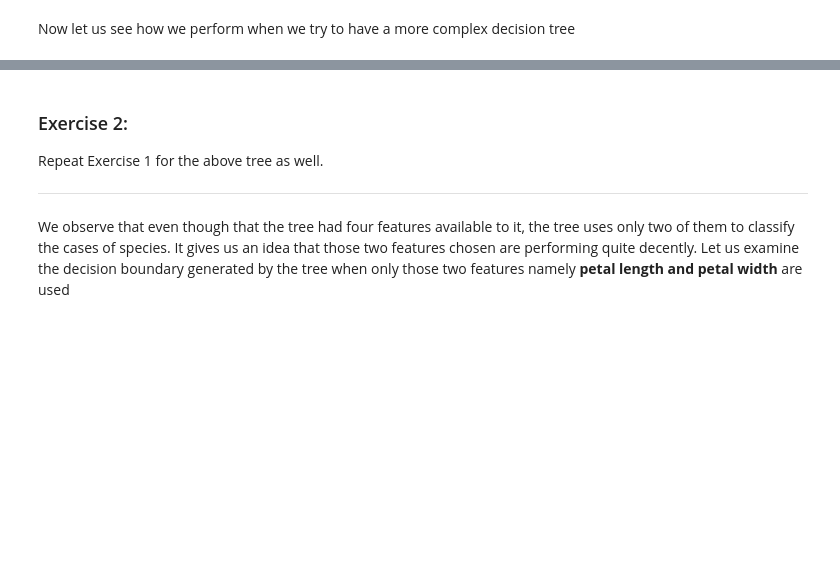
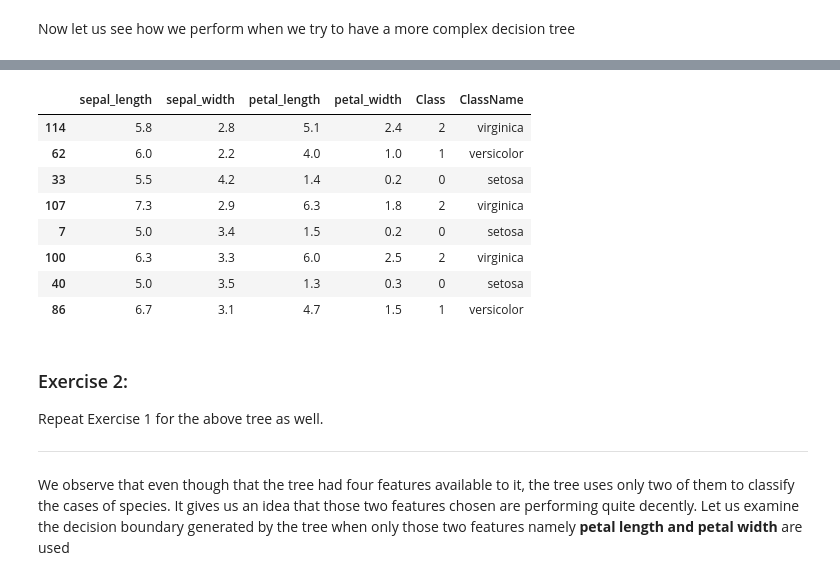
Before and after one commit to Prashanth1019/FMML_COURSE_ASSIGNMENT, a Jupyter notebook: FMML_ClassificationII_Lab2.ipynb, the cells around one changed output, grey strips where cells are left out. Saved outputs shown, nothing was run; the diff lists cells and outputs as text; code cells hidden in the pictures; blank space fills up the shorter version.

```diff
--- a/FMML_ClassificationII_Lab2.ipynb
+++ b/FMML_ClassificationII_Lab2.ipynb
@@ -149,3 +124,15 @@ Here is a diagram of the tree created to evaluate each sample:
+# %%
+irisData.sample(n = 8, random_state=0)
+# %% [output]
+|  | sepal_length | sepal_width | petal_length | petal_width | Class | ClassName |
+| 114 | 5.8 | 2.8 | 5.1 | 2.4 | 2 | virginica |
+| 62 | 6.0 | 2.2 | 4.0 | 1.0 | 1 | versicolor |
+| 33 | 5.5 | 4.2 | 1.4 | 0.2 | 0 | setosa |
+| 107 | 7.3 | 2.9 | 6.3 | 1.8 | 2 | virginica |
+| 7 | 5.0 | 3.4 | 1.5 | 0.2 | 0 | setosa |
+| 100 | 6.3 | 3.3 | 6.0 | 2.5 | 2 | virginica |
+| 40 | 5.0 | 3.5 | 1.3 | 0.3 | 0 | setosa |
+| 86 | 6.7 | 3.1 | 4.7 | 1.5 | 1 | versicolor |
 # %% [markdown]
 ### Exercise 2:
 Repeat Exercise 1 for the above tree as well.
```
Also changed, not shown: parts of 17 cells of this notebook.
